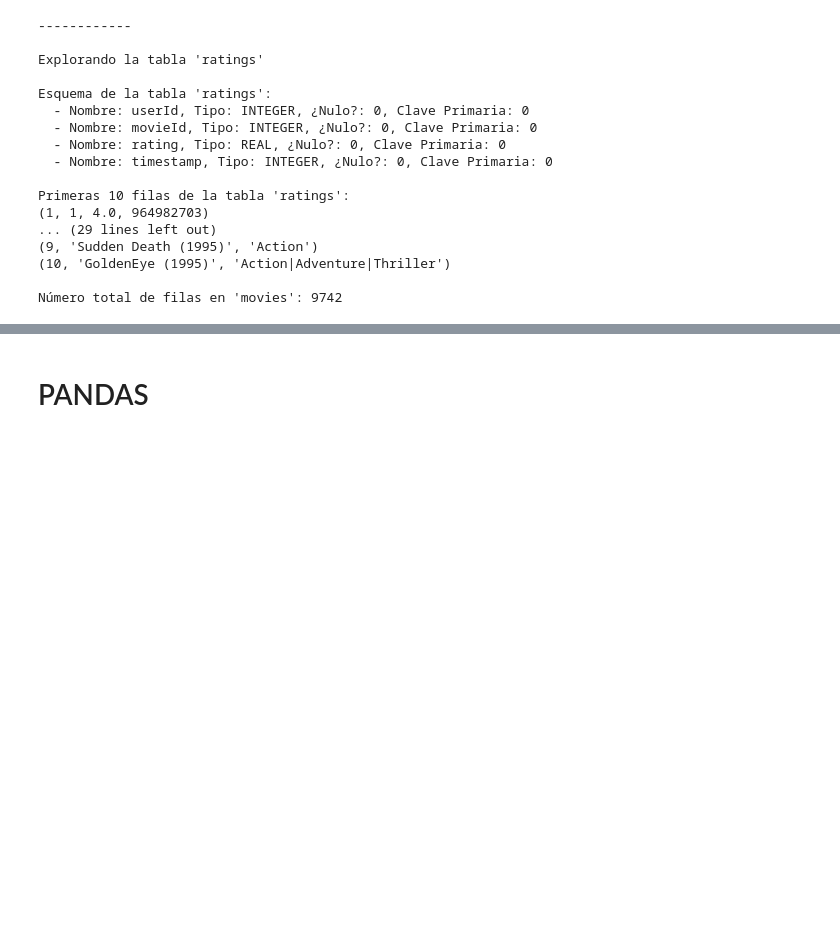
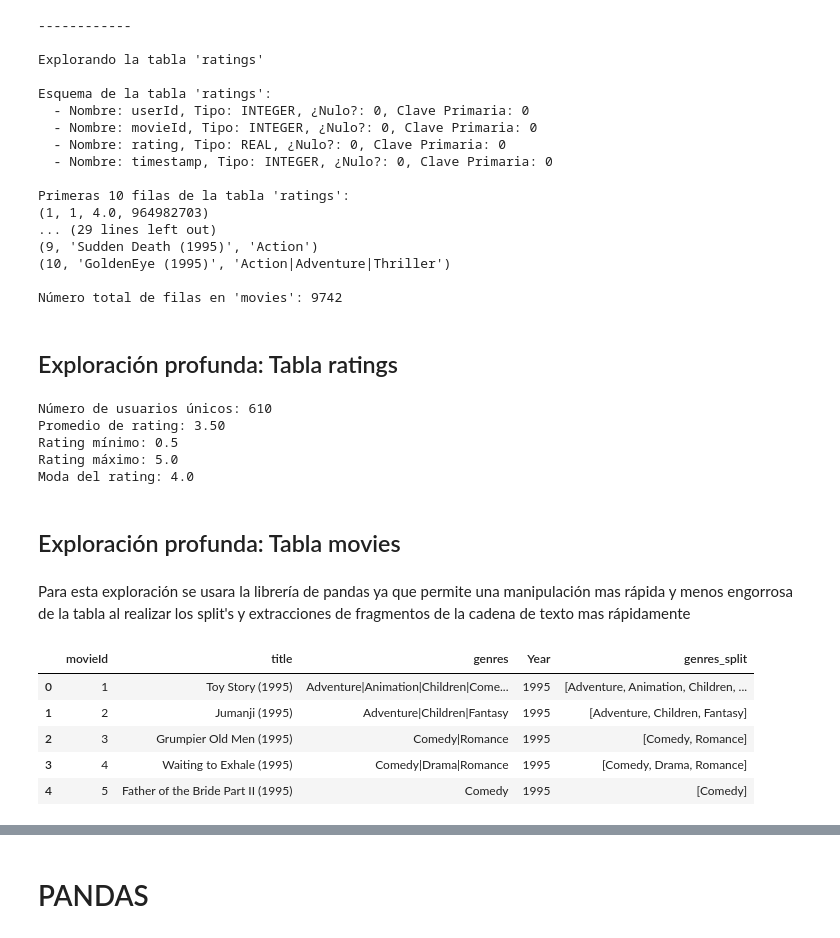
Before and after one commit to ValentinaJimenezTorres/A3_marketing, a Jupyter notebook: b_exploracion_limpieza.ipynb, the cells around one changed output, grey strips where cells are left out. Saved outputs shown, nothing was run; the diff lists cells and outputs as text; code cells hidden in the pictures; blank space fills up the shorter version.

```diff
--- a/b_exploracion_limpieza.ipynb
+++ b/b_exploracion_limpieza.ipynb
@@ -60,3 +65,40 @@ Primeras 10 filas de la tabla 'ratings':
 (10, 'GoldenEye (1995)', 'Action|Adventure|Thriller')
 
 Número total de filas en 'movies': 9742
+# %% [markdown]
+## Exploración profunda: Tabla ratings
+# %%
+try:
+    # 1. Conteo de usuarios únicos
+    cur.execute("SELECT COUNT(DISTINCT userId) FROM ratings;")
+    num_usuarios_unicos = cur.fetchone()[0]
+    print(f"Número de usuarios únicos: {num_usuarios_unicos}")
+
+    # 2. Medidas estadísticas
+    cur.execute("SELECT AVG(rating), MIN(rating), MAX(rating) FROM ratings;")
+    promedio_rating, min_rating, max_rating = cur.fetchone()
+    print(f"Promedio de rating: {promedio_rating:.2f}")
+    print(f"Rating mínimo: {min_rating}")
+    print(f"Rating máximo: {max_rating}")
+
+    # 3. Moda
+    cur.execute("SELECT rating FROM ratings;")
+    ratings = [row[0] for row in cur.fetchall()]
+    if ratings:
+        moda_rating = calcular_moda(ratings)
+        print(f"Moda del rating: {moda_rating}")
+    else:
+        print("No hay ratings para calcular la moda.")
+
+except sql.Error as e:
+    print(f"Error al explorar la tabla 'ratings': {e}")
+# %% [output]
+Número de usuarios únicos: 610
+Promedio de rating: 3.50
+Rating mínimo: 0.5
+Rating máximo: 5.0
+Moda del rating: 4.0
+# %% [markdown]
+## Exploración profunda: Tabla movies
+# %% [markdown]
+Para esta exploración se usara la librería de pandas ya que permite una manipulación mas rápida y menos engorrosa de la tabla al realizar los split's y extracciones de fragmentos de la cadena de texto mas rápidamente
@@ -62,0 +122,9 @@ Número total de filas en 'movies': 9742
+# %%
+df_movies.head()
+# %% [output]
+|  | movieId | title | genres | Year | genres_split |
+| 0 | 1 | Toy Story (1995) | Adventure|Animation|Children|Come... | 1995 | [Adventure, Animation, Children, ... |
+| 1 | 2 | Jumanji (1995) | Adventure|Children|Fantasy | 1995 | [Adventure, Children, Fantasy] |
+| 2 | 3 | Grumpier Old Men (1995) | Comedy|Romance | 1995 | [Comedy, Romance] |
+| 3 | 4 | Waiting to Exhale (1995) | Comedy|Drama|Romance | 1995 | [Comedy, Drama, Romance] |
+| 4 | 5 | Father of the Bride Part II (1995) | Comedy | 1995 | [Comedy] |
```
Also changed, not shown: parts of 9 cells of this notebook, 2 other files.
